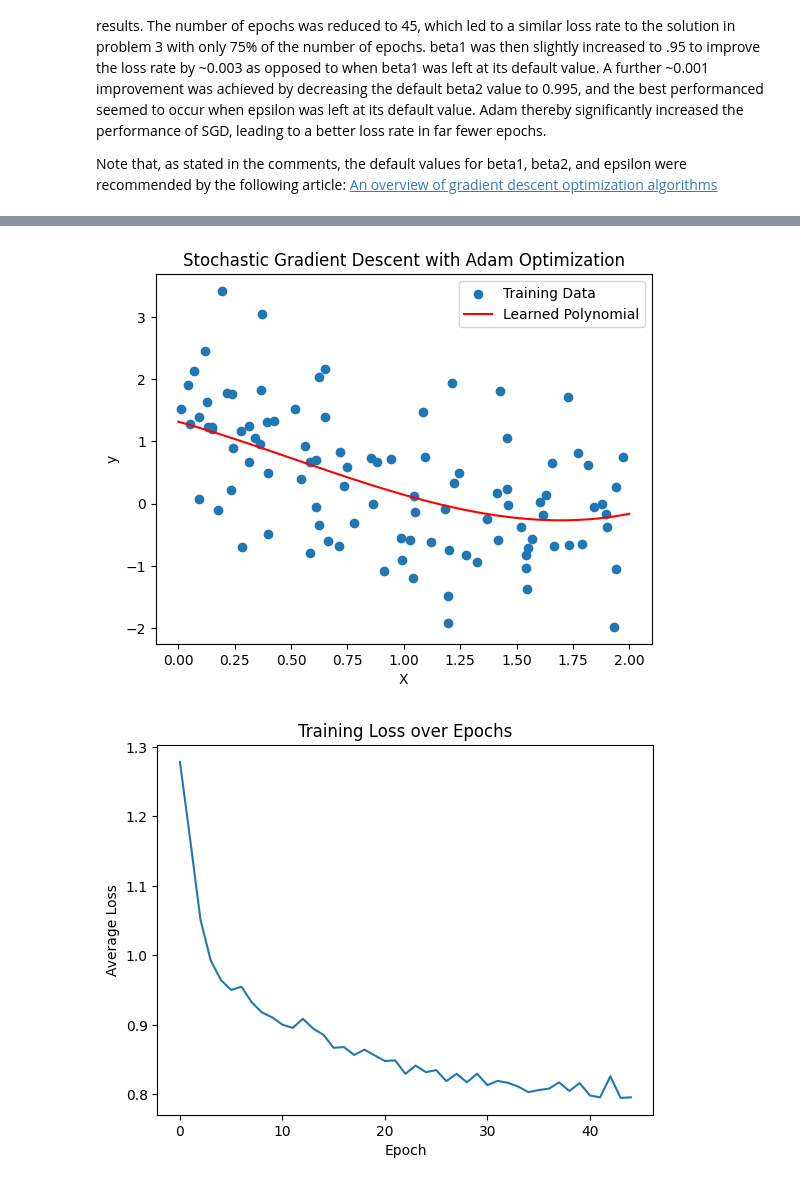
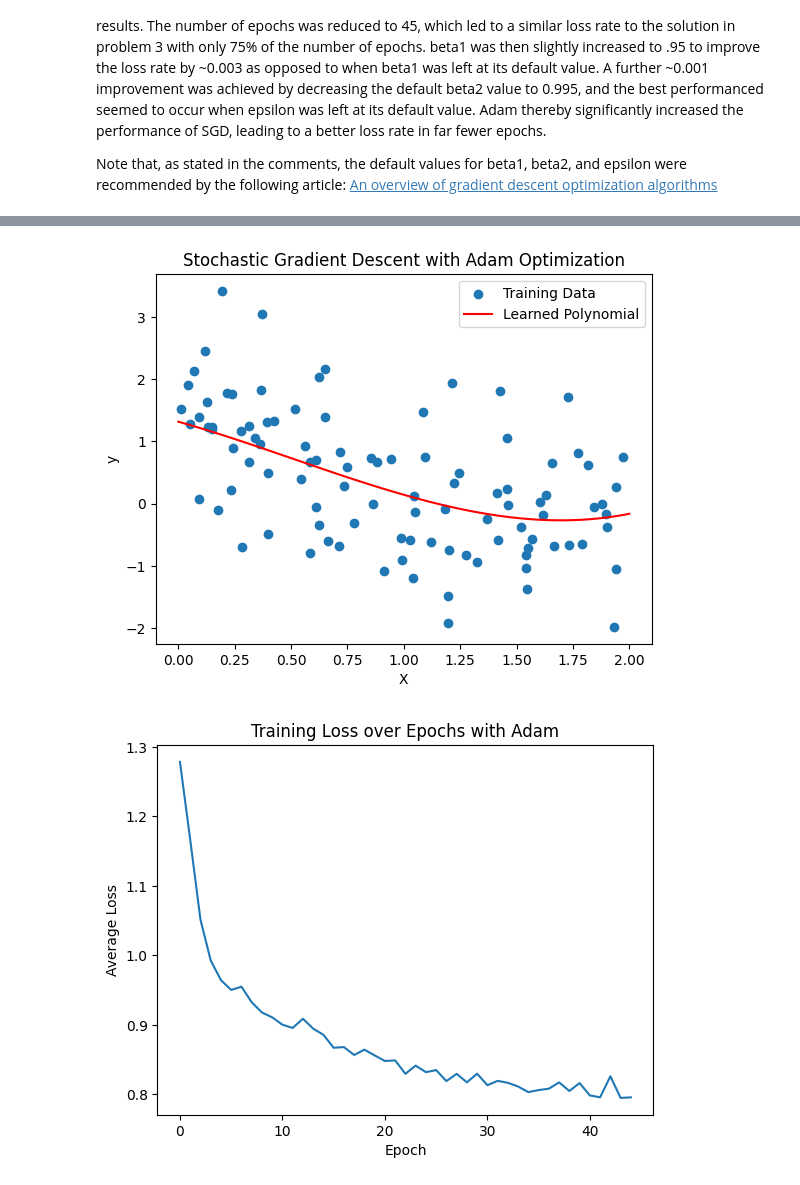
Before and after one commit to dhauss/csgy6613-assignments, a Jupyter notebook: assignment-1/assignment_1.ipynb, the cells around one changed output, grey strips where cells are left out. Saved outputs shown, nothing was run; the diff lists cells and outputs as text; code cells hidden in the pictures.

Commit message:
loss graph titles renamed for clarity

```diff
--- a/assignment-1/assignment_1.ipynb
+++ b/assignment-1/assignment_1.ipynb
@@ -626,7 +626,7 @@ print()
 plt.plot(losses)
 plt.xlabel('Epoch')
 plt.ylabel('Average Loss')
-plt.title('Training Loss over Epochs')
+plt.title('Training Loss over Epochs with Adam')
 plt.show()
 print()
 # %% [output]
@@ -646,2 +646,2 @@ Epoch 45/45, Average Loss: 0.7956275627973083
 [figure]
-[figure, old version]
+[figure, new version]
```
Also changed, not shown: parts of 2 cells of this notebook.
